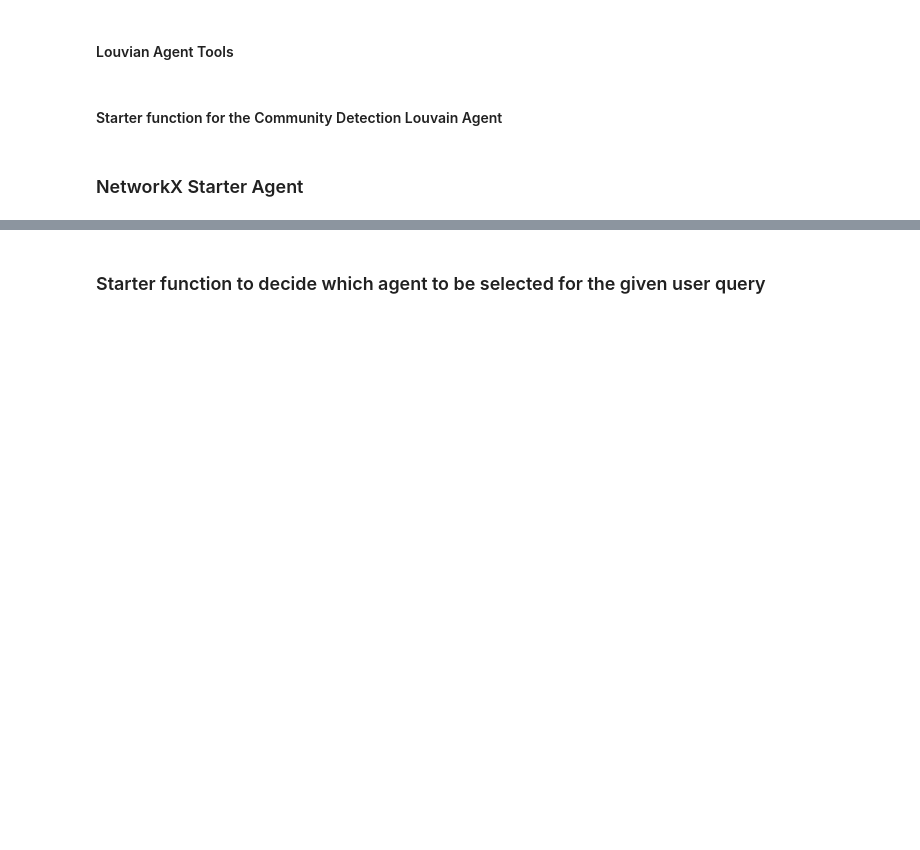
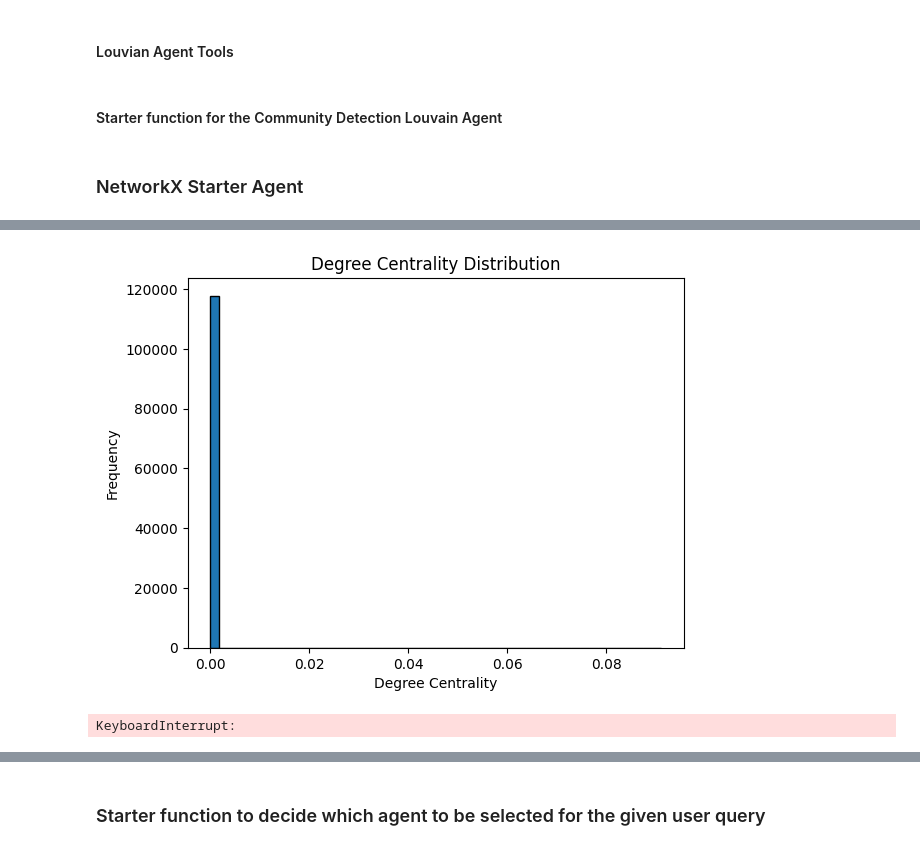
Before and after one commit to GurneeshBudhiraja/ArangoDB-Hackathon, a Jupyter notebook: main.ipynb, the cells around one changed output, grey strips where cells are left out. Cells and saved outputs as stored; diff of their text form; code cells hidden in the pictures; blank space fills up the shorter version.

Commit message:
feat: add the code for the degree centrality

```diff
--- a/main.ipynb
+++ b/main.ipynb
@@ -193,7 +176,7 @@ schema_data
 #### Graph Plot
 # %%
 # Extract graph schema and edge definitions from schema data
-graph_schema = schema_data["Graph Schema"][0]
+graph_schema = arango_graph.schema["Graph Schema"][0]
 edge_definitions = graph_schema["edge_definitions"]
 
 
@@ -555,0 +642,3 @@ def networkX_starter_agent(user_query:str):
+# %%
+user_query = "Identify the top 10 most connected conditions in the Synthea_P100 dataset based on their direct relationships."
+parser_response = dc_query_parser(user_query=user_query)
@@ -555,0 +684,18 @@ def networkX_starter_agent(user_query:str):
+# %%
+edge_queries = query_response["edge_queries"]
+
+for collection, query in edge_queries.items():
+    edges_cursor = arango_client.aql.execute(query)
+    for edge in edges_cursor:
+        # Typically, the edge document contains _from and _to fields in the format "collection_name/document_key"
+        # We can extract just the document keys if needed.
+        source = edge["_from"].split("/")[-1]
+        target = edge["_to"].split("/")[-1]
+
+        # Optionally, ensure that both nodes exist before adding an edge:
+        if source not in G.nodes():
+            G.add_node(source)
+        if target not in G.nodes():
+            G.add_node(target)
+
+        G.add_edge(source, target)
@@ -555,0 +708,13 @@ def networkX_starter_agent(user_query:str):
+# %%
+# Compute degree centrality for all nodes in the graph
+degree_centrality = nx.degree_centrality(G)
+
+# Step 2: Sort nodes by centrality score in descending order and extract the top 10
+top_n = 10
+sorted_centrality = sorted(degree_centrality.items(), key=lambda x: x[1], reverse=True)
+top_10_conditions = sorted_centrality[:top_n]
+
+# Step 3: Print the results
+print("Top 10 most connected conditions based on degree centrality:")
+for condition, centrality in top_10_conditions:
+    print(f"Condition ID: {condition}, Degree Centrality: {centrality:.4f}")
@@ -555,0 +750,26 @@ def networkX_starter_agent(user_query:str):
+# %%
+import matplotlib.pyplot as plt
+
+all_centrality_values = list(degree_centrality.values())
+plt.hist(all_centrality_values, bins=50, edgecolor='black')
+plt.xlabel("Degree Centrality")
+plt.ylabel("Frequency")
+plt.title("Degree Centrality Distribution")
+plt.show()
+# %% [output]
+[figure, added]
+# %%
+import matplotlib.pyplot as plt
+
+# Compute positions for all nodes (spring layout is commonly used)
+pos = nx.spring_layout(G, k=0.1)  # Adjust k for spacing if needed
+
+# Draw the entire graph (for a large graph, this might be too cluttered)
+plt.figure(figsize=(12, 12))
+nx.draw_networkx_nodes(G, pos, node_size=10, alpha=0.7)
+nx.draw_networkx_edges(G, pos, alpha=0.3)
+plt.title("Graph Visualization")
+plt.axis("off")
+plt.show()
+# %% [output]
+KeyboardInterrupt:
```
Also changed, not shown: parts of 22 cells of this notebook.
